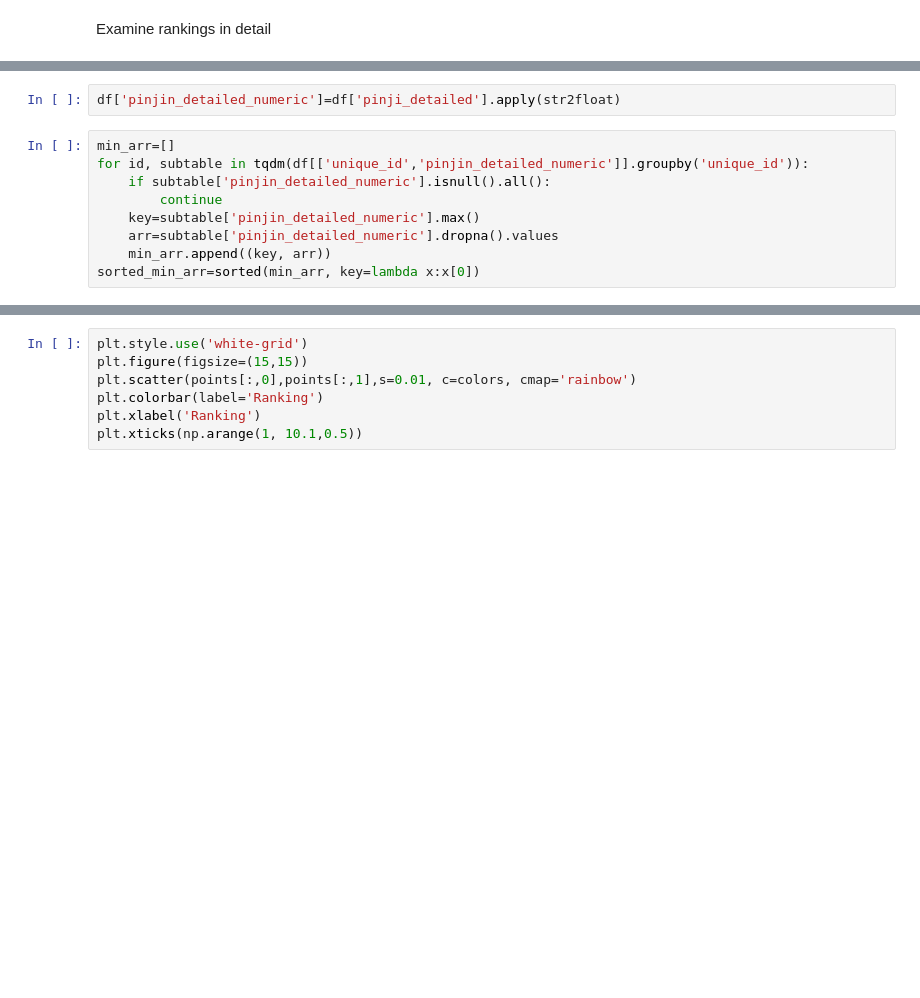
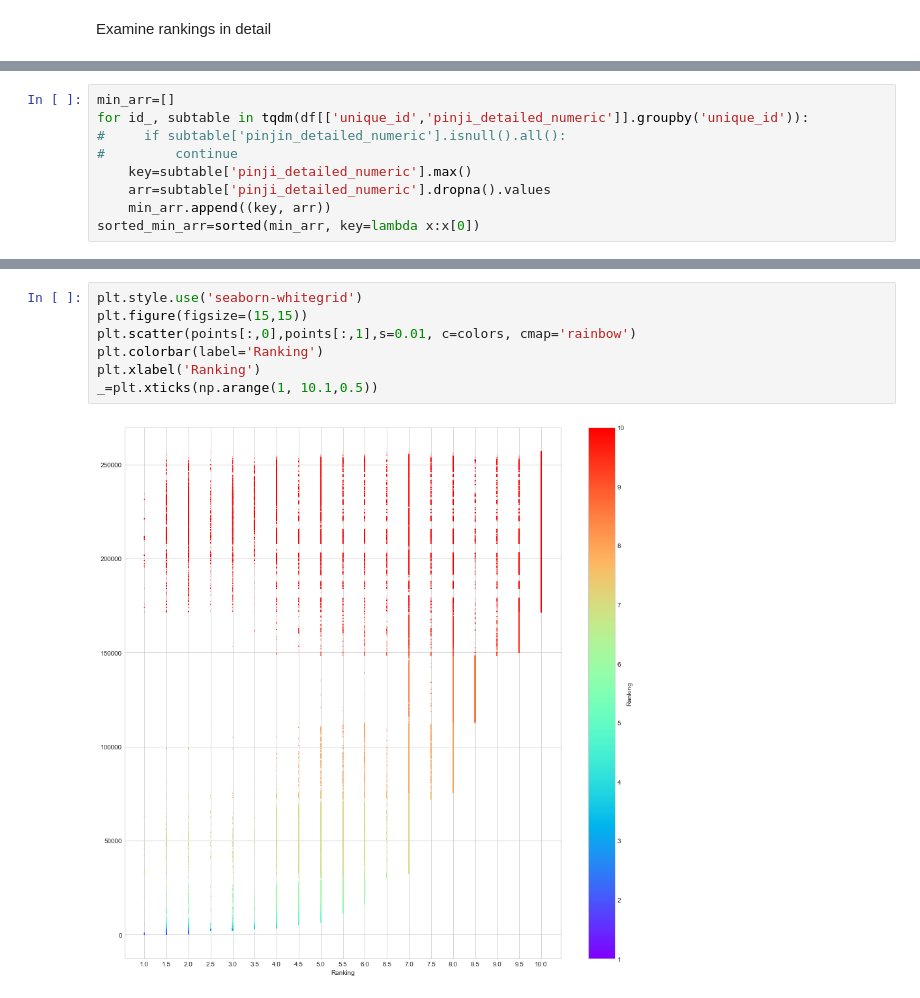
Before and after one commit to Abel0828/fyt, a Jupyter notebook: notebooks/preliminary-exploration.ipynb, the cells around one changed output, grey strips where cells are left out. Drawn from its saved outputs; the diff is of its cells as text; blank space fills up the shorter version.

```diff
--- a/notebooks/preliminary-exploration.ipynb
+++ b/notebooks/preliminary-exploration.ipynb
@@ -189,12 +195,10 @@ nan converted into 10.0
-# %%
-df['pinjin_detailed_numeric']=df['pinji_detailed'].apply(str2float)
 # %%
 min_arr=[]
-for id, subtable in tqdm(df[['unique_id','pinjin_detailed_numeric']].groupby('unique_id')):
-    if subtable['pinjin_detailed_numeric'].isnull().all():
-        continue
-    key=subtable['pinjin_detailed_numeric'].max()
-    arr=subtable['pinjin_detailed_numeric'].dropna().values
+for id_, subtable in tqdm(df[['unique_id','pinji_detailed_numeric']].groupby('unique_id')):
+#     if subtable['pinjin_detailed_numeric'].isnull().all():
+#         continue
+    key=subtable['pinji_detailed_numeric'].max()
+    arr=subtable['pinji_detailed_numeric'].dropna().values
     min_arr.append((key, arr))
 sorted_min_arr=sorted(min_arr, key=lambda x:x[0])
 # %% [output]
@@ -212,9 +218,11 @@ points=np.array(points)
 # %%
-plt.style.use('white-grid')
+plt.style.use('seaborn-whitegrid')
 plt.figure(figsize=(15,15))
 plt.scatter(points[:,0],points[:,1],s=0.01, c=colors, cmap='rainbow')
 plt.colorbar(label='Ranking')
 plt.xlabel('Ranking')
-plt.xticks(np.arange(1, 10.1,0.5))
+_=plt.xticks(np.arange(1, 10.1,0.5))
+# %% [output]
+[figure, added]
 # %%
 count=0
```
Also changed, not shown: parts of 55 cells of this notebook, 1 other file.
